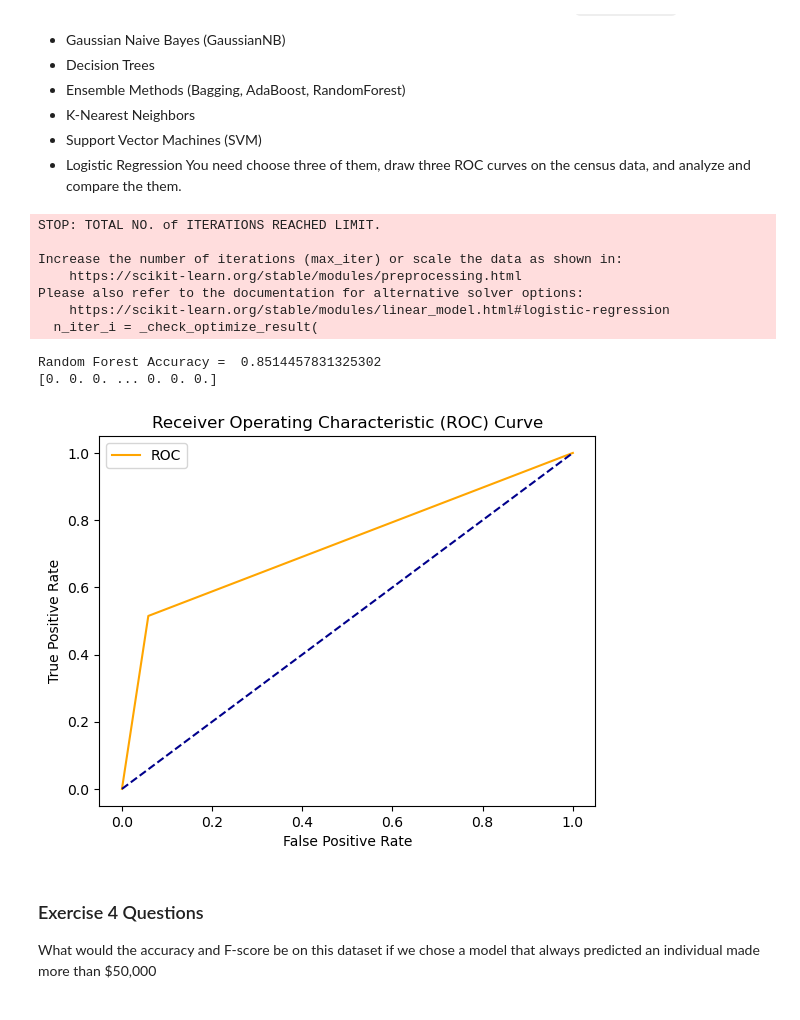
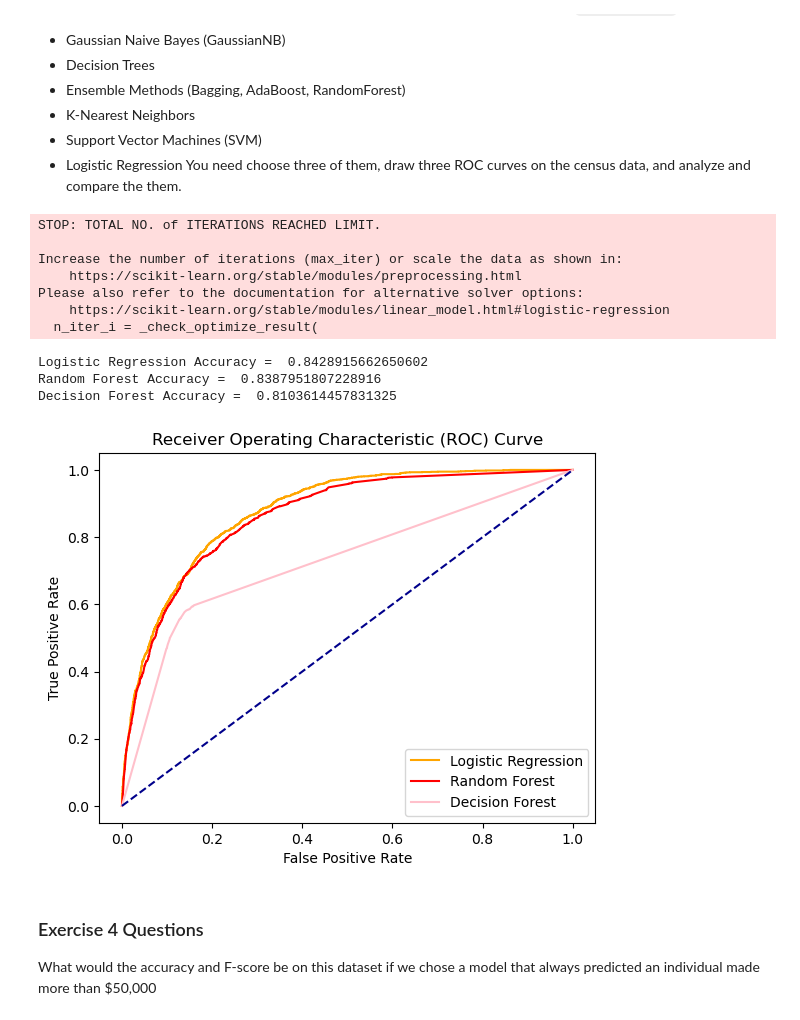
Before and after one commit to Artanisax/CS329-2023Fall, a Jupyter notebook: Lab02/Lab02_Assignment_Template.ipynb, the cells around one changed output. Cells and saved outputs as stored; diff of their text form; code cells hidden in the pictures.

```diff
--- a/Lab02/Lab02_Assignment_Template.ipynb
+++ b/Lab02/Lab02_Assignment_Template.ipynb
@@ -105,7 +105,7 @@ plt.show()
 discrete = ['workclass', 'education_level', 'marital-status', 'occupation', 'relationship', 'race', 'native-country']
 one_hot = pd.get_dummies(data[discrete])
 data['sex'].replace([' Male', ' Female'], [True, False], inplace=True)
-data['income'].replace(['<=50K', '>50K'], [0., 1.], inplace=True)
+data['income'].replace(['<=50K', '>50K'], [False, True], inplace=True)
 df = data[['age', 'education-num', 'capital-gain', 'capital-loss', 'hours-per-week']]
 df = pd.concat([df, one_hot, data['income']],axis=1)
 # %% [output]
@@ -146,31 +146,45 @@ The following are some of the supervised learning models that are currently avai
 You need choose three of them, draw three ROC curves on the census data, and analyze and compare the them.
 # %%
 # Evaluating Model
-model = LogisticRegression(max_iter=1024) # RandomForestClassifier()
-model.fit(X_train, y_train)
-y_prediction = model.predict(X_test)
-print('Random Forest Accuracy = ', metrics.accuracy_score(y_prediction, y_test))
-print(y_prediction)
+LR = LogisticRegression(max_iter=100)
+LR.fit(X_train, y_train)
+y_predict_proba = LR.predict_proba(X_test)
+print('Logistic Regression Accuracy = ', metrics.accuracy_score(y_predict_proba[:, 1] > 0.5, y_test))
+fper, tper, thresholds = metrics.roc_curve(y_test, y_predict_proba[:, 1])
+plt.plot(fper, tper, color='orange', label='Logistic Regression')
 
-fper, tper, thresholds = metrics.roc_curve(y_test, y_prediction[:])
-plt.plot(fper, tper, color='orange', label='ROC')
+RF = RandomForestClassifier()
+RF.fit(X_train, y_train)
+y_predict_proba = RF.predict_proba(X_test)
+print('Random Forest Accuracy = ', metrics.accuracy_score(y_predict_proba[:, 1] > 0.5, y_test))
+fper, tper, thresholds = metrics.roc_curve(y_test, y_predict_proba[:, 1])
+plt.plot(fper, tper, color='red', label='Random Forest')
+
+DT = DecisionTreeClassifier()
+DT.fit(X_train, y_train)
+y_predict_proba = DT.predict_proba(X_test)
+print('Decision Tree Accuracy = ', metrics.accuracy_score(y_predict_proba[:, 1] > 0.5, y_test))
+fper, tper, thresholds = metrics.roc_curve(y_test, y_predict_proba[:, 1])
+plt.plot(fper, tper, color='pink', label='Decision Forest')
+
 plt.plot([0, 1], [0, 1], color='darkblue', linestyle='--')
 plt.xlabel('False Positive Rate')
 plt.ylabel('True Positive Rate')
 plt.title('Receiver Operating Characteristic (ROC) Curve')
 plt.legend()
 plt.show()
 # %% [output]
 STOP: TOTAL NO. of ITERATIONS REACHED LIMIT.
 
 Increase the number of iterations (max_iter) or scale the data as shown in:
     https://scikit-learn.org/stable/modules/preprocessing.html
 Please also refer to the documentation for alternative solver options:
     https://scikit-learn.org/stable/modules/linear_model.html#logistic-regression
   n_iter_i = _check_optimize_result(
-Random Forest Accuracy =  0.8514457831325302
-[0. 0. 0. ... 0. 0. 0.]
+Logistic Regression Accuracy =  0.8428915662650602
+Random Forest Accuracy =  0.8387951807228916
+Decision Forest Accuracy =  0.8103614457831325
-[figure, old version]
+[figure, new version]
 # %% [markdown]
 ### Exercise 4 Questions
 What would the accuracy and F-score be on this dataset if we chose a model that always predicted an individual made more than $50,000
```
Also changed, not shown: parts of 1 cell of this notebook, 6 other files.
